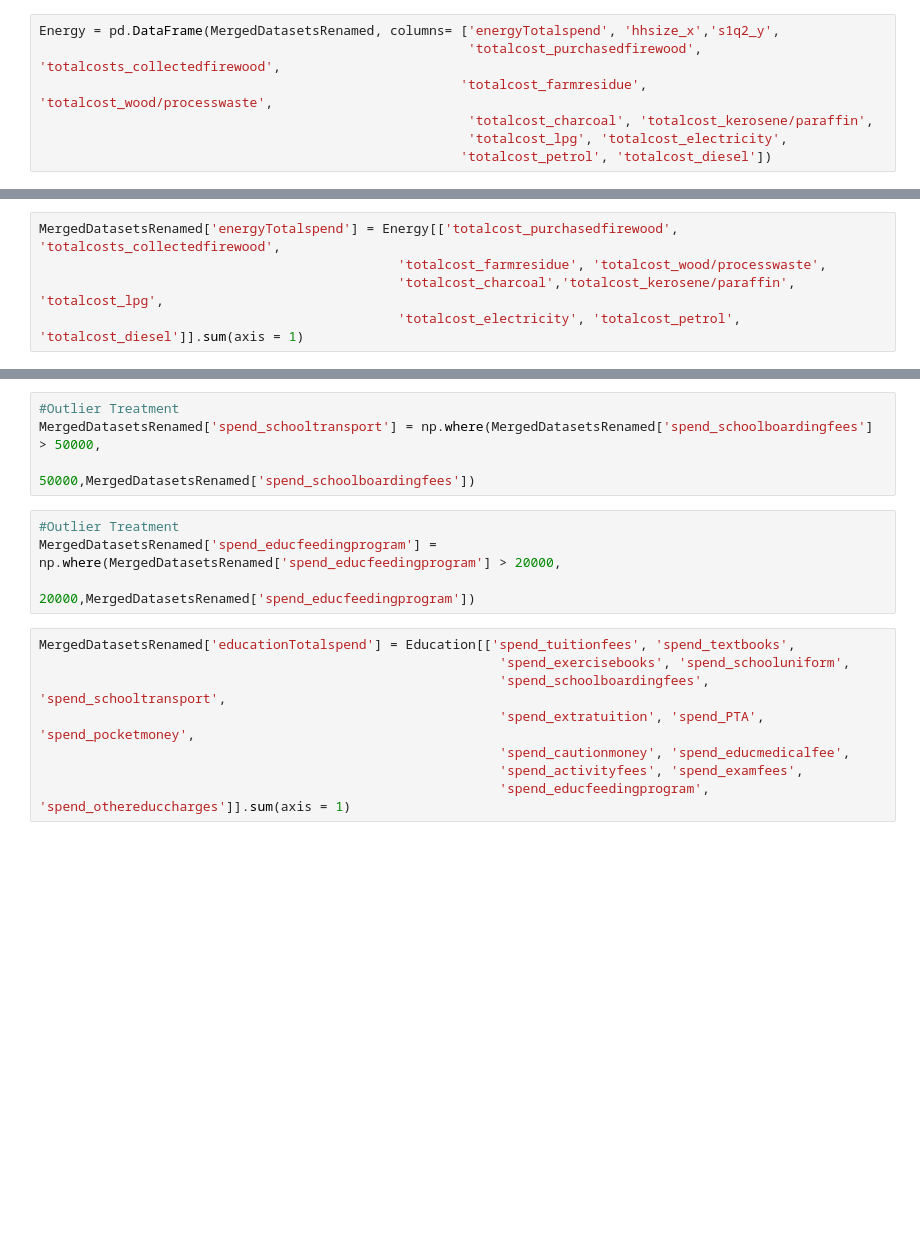
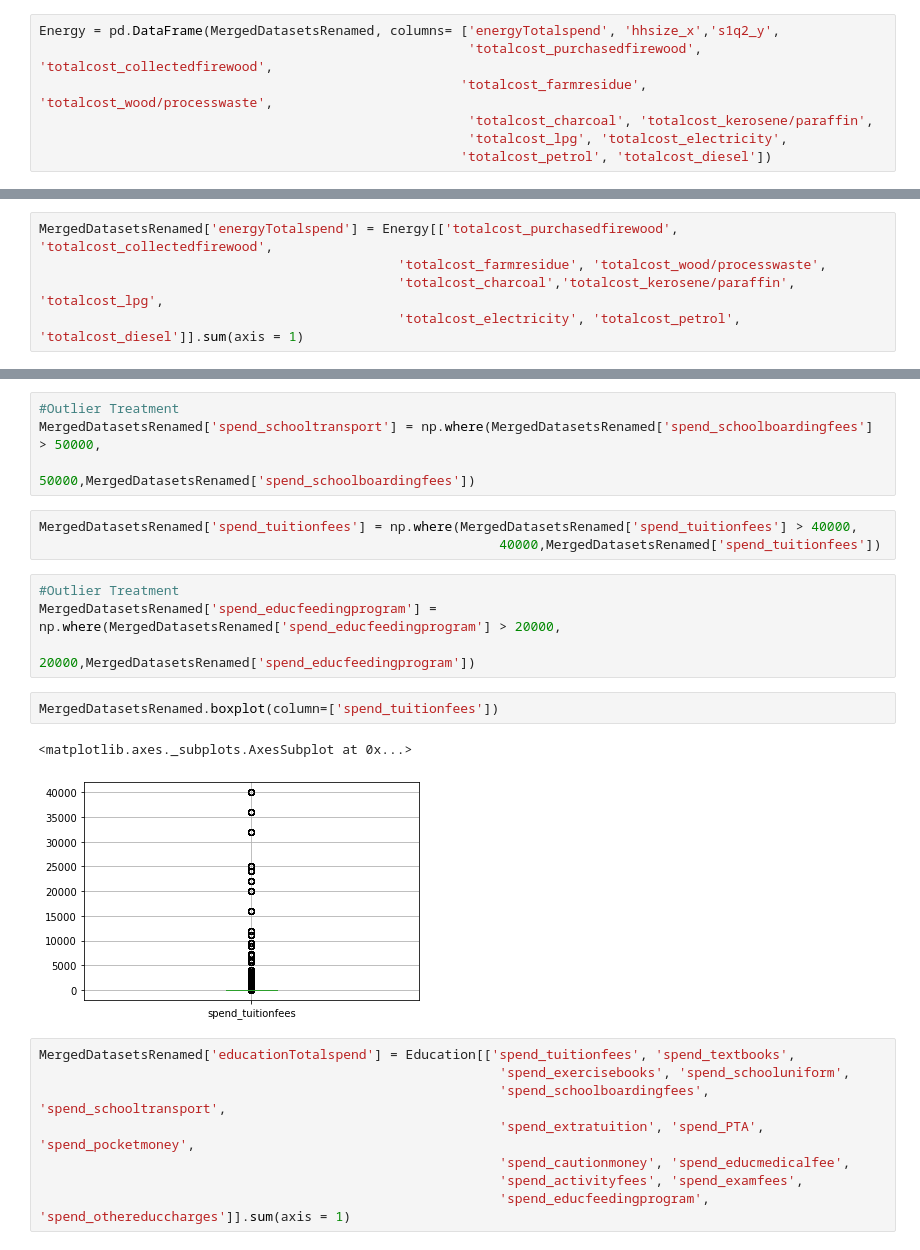
Before and after one commit to Colleen-ODonnell/KenyaPovertyTargetingModel, a Jupyter notebook: 2progs/DescriptiveStatistics.ipynb, the cells around one changed output, grey strips where cells are left out. Saved outputs shown, nothing was run; the diff lists cells and outputs as text; blank space fills up the shorter version.

```diff
--- a/2progs/DescriptiveStatistics.ipynb
+++ b/2progs/DescriptiveStatistics.ipynb
@@ -18,7 +18,7 @@ MergedDatasetsRenamed.head(5)
 5 rows × 144 columns
 # %%
 Energy = pd.DataFrame(MergedDatasetsRenamed, columns= ['energyTotalspend', 'hhsize_x','s1q2_y',
-                                                       'totalcost_purchasedfirewood', 'totalcosts_collectedfirewood',
+                                                       'totalcost_purchasedfirewood', 'totalcost_collectedfirewood',
                                                       'totalcost_farmresidue', 'totalcost_wood/processwaste',
                                                        'totalcost_charcoal', 'totalcost_kerosene/paraffin',
                                                        'totalcost_lpg', 'totalcost_electricity',
@@ -54,5 +87,5 @@ Food2
 # %%
-MergedDatasetsRenamed['energyTotalspend'] = Energy[['totalcost_purchasedfirewood', 'totalcosts_collectedfirewood',
+MergedDatasetsRenamed['energyTotalspend'] = Energy[['totalcost_purchasedfirewood', 'totalcost_collectedfirewood',
                                               'totalcost_farmresidue', 'totalcost_wood/processwaste',
                                               'totalcost_charcoal','totalcost_kerosene/paraffin', 'totalcost_lpg',
                                               'totalcost_electricity', 'totalcost_petrol', 'totalcost_diesel']].sum(axis = 1)
@@ -64,10 +105,18 @@ MergedDatasetsRenamed['spend_schoolboardingfees'] = np.where(MergedDatasetsRenam
 #Outlier Treatment
 MergedDatasetsRenamed['spend_schooltransport'] = np.where(MergedDatasetsRenamed['spend_schoolboardingfees'] > 50000,
                                                            50000,MergedDatasetsRenamed['spend_schoolboardingfees'])
+# %%
+MergedDatasetsRenamed['spend_tuitionfees'] = np.where(MergedDatasetsRenamed['spend_tuitionfees'] > 40000,
+                                                           40000,MergedDatasetsRenamed['spend_tuitionfees'])
 # %%
 #Outlier Treatment
 MergedDatasetsRenamed['spend_educfeedingprogram'] = np.where(MergedDatasetsRenamed['spend_educfeedingprogram'] > 20000,
                                                            20000,MergedDatasetsRenamed['spend_educfeedingprogram'])
+# %%
+MergedDatasetsRenamed.boxplot(column=['spend_tuitionfees'])
+# %% [output]
+<matplotlib.axes._subplots.AxesSubplot at 0x...>
+[figure, added]
 # %%
 MergedDatasetsRenamed['educationTotalspend'] = Education[['spend_tuitionfees', 'spend_textbooks',
                                                            'spend_exercisebooks', 'spend_schooluniform',
```
Also changed, not shown: parts of 20 cells of this notebook, 11 other files.
